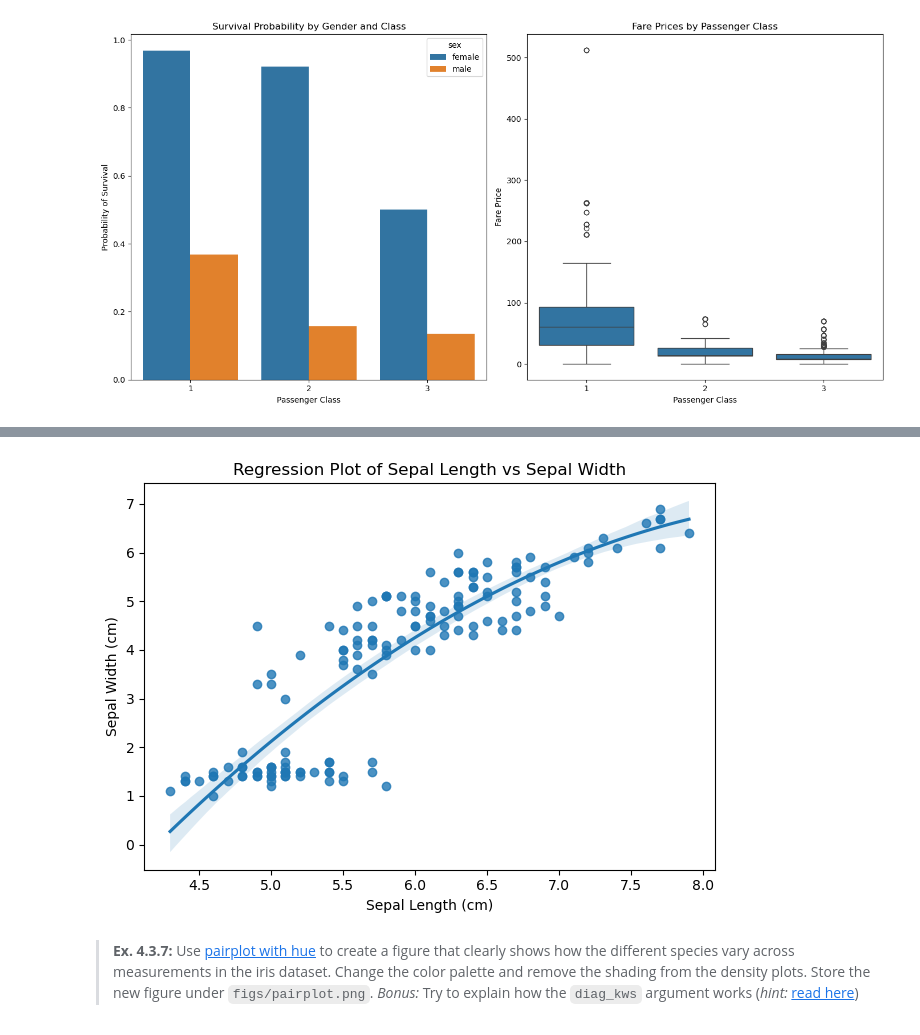
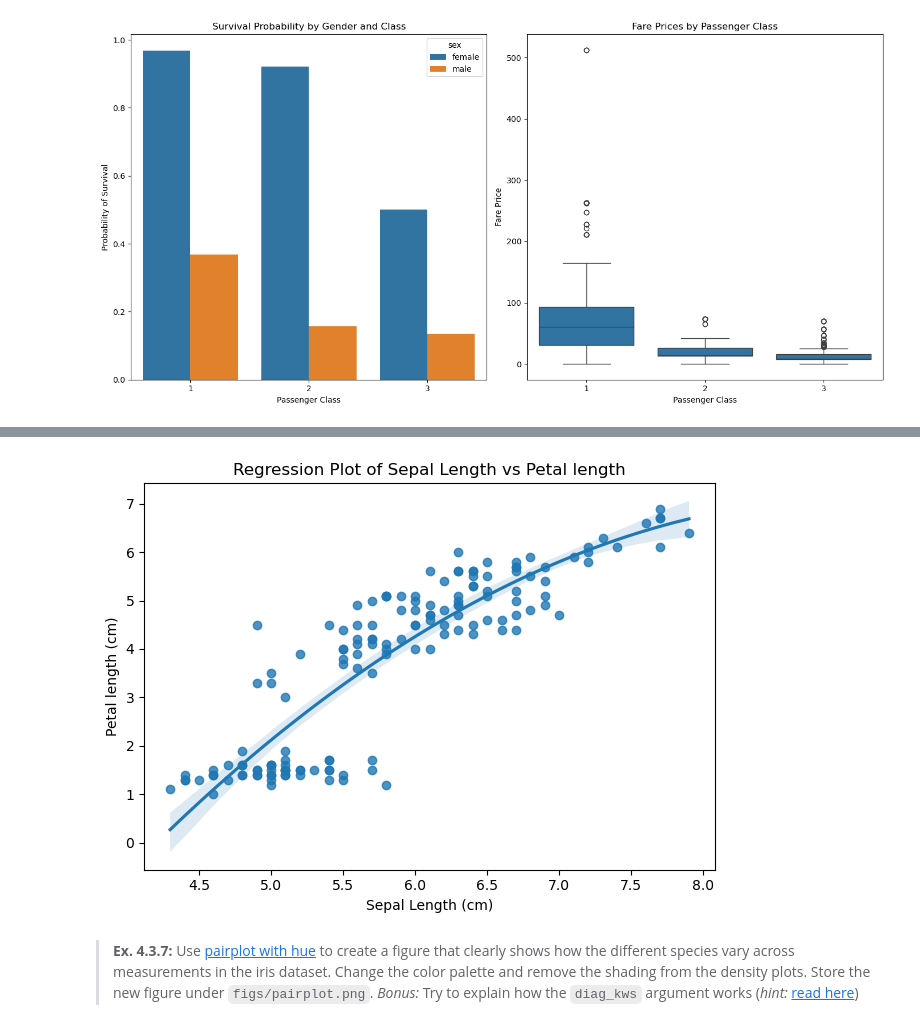
Before and after one commit to mcp656/Social-Data-Science, a Jupyter notebook: Assignments/assignment1/assignment1.ipynb, the cells around one changed output, grey strips where cells are left out. Saved outputs shown, nothing was run; the diff lists cells and outputs as text; code cells hidden in the pictures.

```diff
--- a/Assignments/assignment1/assignment1.ipynb
+++ b/Assignments/assignment1/assignment1.ipynb
@@ -449,32 +449,32 @@ plt.show();
 # %%
 # We download the iris dataset using sns
 iris = sns.load_dataset('iris')
 
 # We create a figure
 fig, ax = plt.subplots()
 
 # We create a scatterplot with a second order polynomial fitted
 sns.regplot(data=iris,
             x='sepal_length',
             y='petal_length',
             order=2,
             ax=ax)
 
 # We set the title
-ax.set_title('Regression Plot of Sepal Length vs Sepal Width')
+ax.set_title('Regression Plot of Sepal Length vs Petal length')
 
 # We set the x- and ylabel
 ax.set_xlabel('Sepal Length (cm)')
-ax.set_ylabel('Sepal Width (cm)')
+ax.set_ylabel('Petal length (cm)')
 
 # We save the figure
 plt.savefig(f'{fp_figs}/iris.png', dpi=300)
 
 # We adjust layout to tight
 plt.tight_layout()
 
 # We display the plot
 plt.show();
 # %% [output]
-[figure, old version]
+[figure, new version]
 # %%
```
Also changed, not shown: parts of 1 cell of this notebook, 1 other file.
